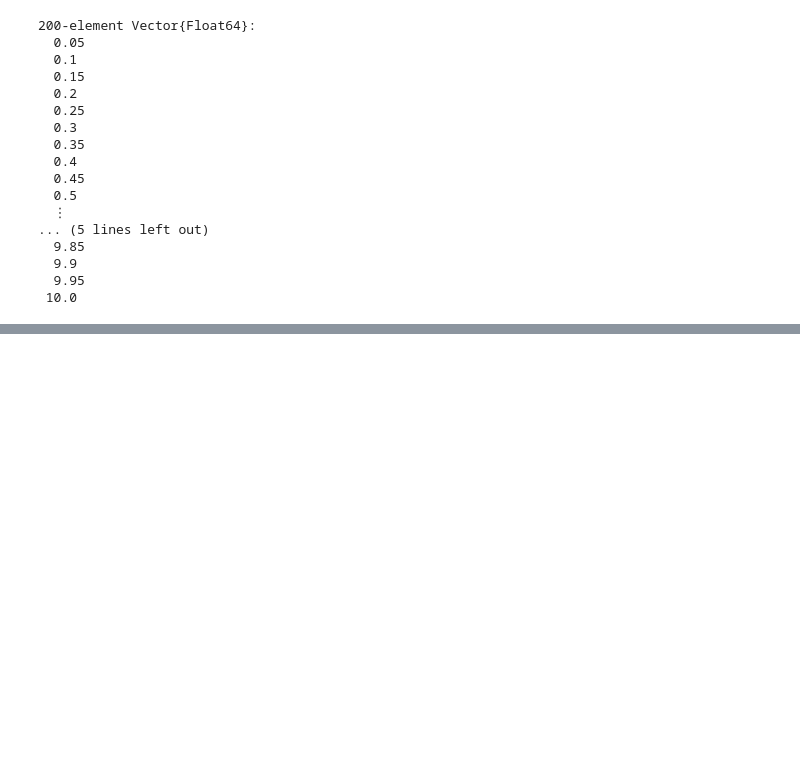
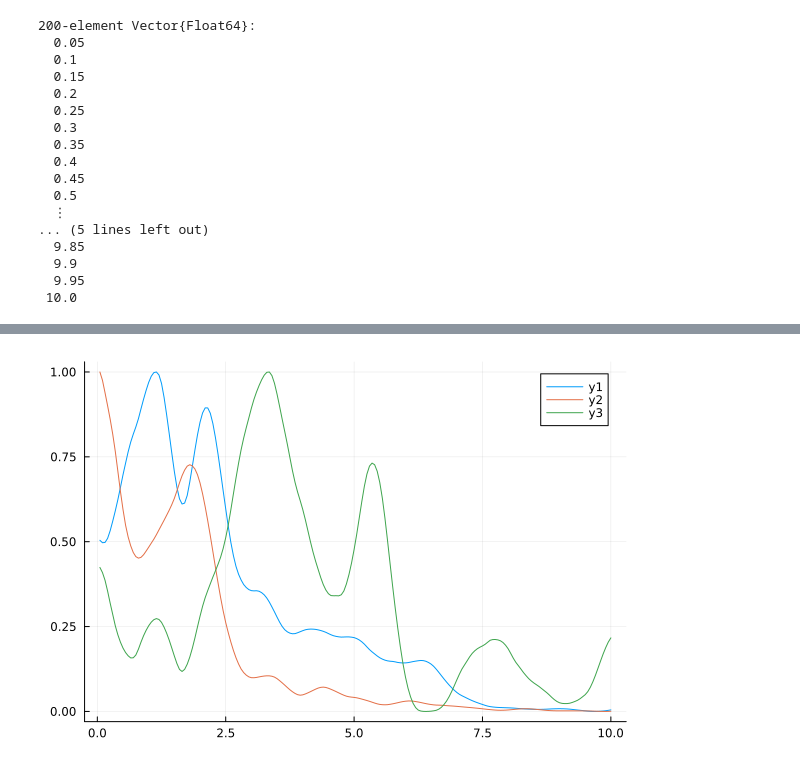
Before and after one commit to AdamKasinski/walkability_analyses, a Jupyter notebook: example.ipynb, the cells around one changed output, grey strips where cells are left out. Cells and saved outputs as stored; diff of their text form; code cells hidden in the pictures; blank space fills up the shorter version.

Commit message:
workflow function added - todo list created

```diff
--- a/example.ipynb
+++ b/example.ipynb
@@ -160,0 +181,2 @@ plot!(x_axis,stand_gliwice, label = "Gliwice")#, marker=:circle)
+# %%
+cities_workflow = workflow(["cracow","brno","gliwice"],200,50,360,1000,true)
@@ -160,0 +194,4 @@ plot!(x_axis,stand_gliwice, label = "Gliwice")#, marker=:circle)
+# %%
+plot(x_axis,cities_workflow)
+# %% [output]
+[figure, added]
```
Also changed, not shown: parts of 9 cells of this notebook, 1 other file.
